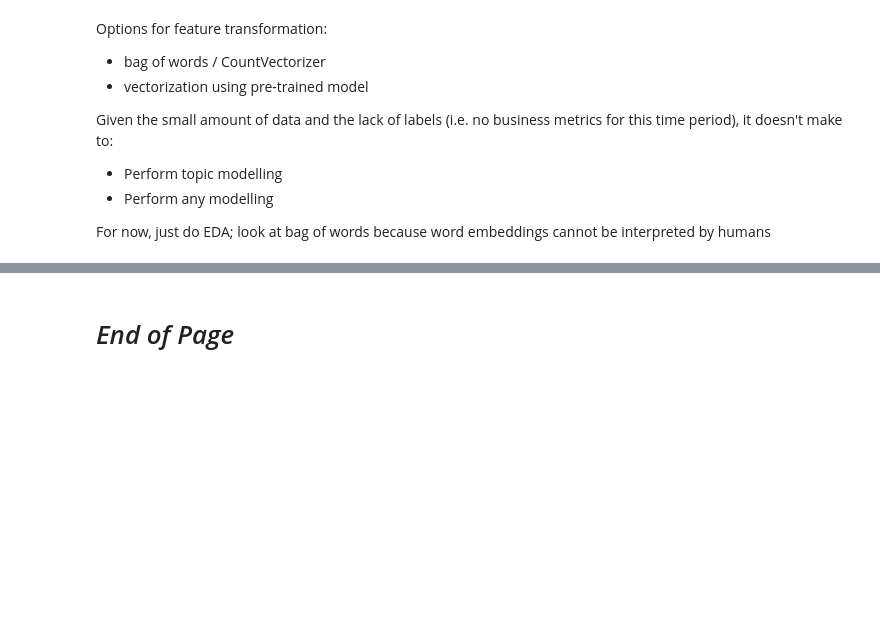
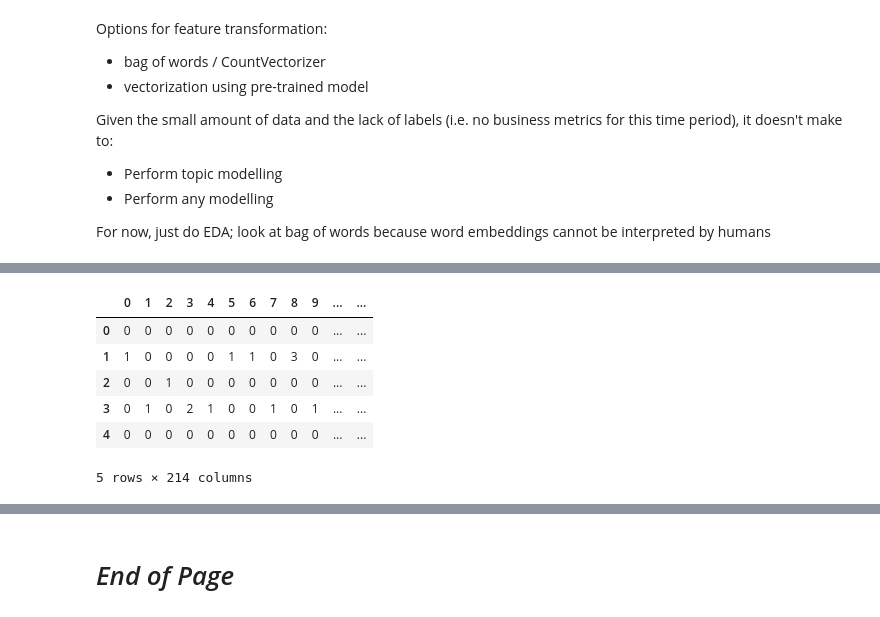
Before and after one commit to silvhua/online-PT-business-KPI, a Jupyter notebook: notebooks/2023-01-13 facebook API.ipynb, the cells around one changed output, grey strips where cells are left out. Saved outputs shown, nothing was run; the diff lists cells and outputs as text; code cells hidden in the pictures; blank space fills up the shorter version.

Commit message:
clean the text from fb posts

```diff
--- a/notebooks/2023-01-13 facebook API.ipynb
+++ b/notebooks/2023-01-13 facebook API.ipynb
@@ -590,12 +590,18 @@ def preprocess_post_text(docs):
 
     return np.array(clean_docs)
 
+from sklearn.feature_extraction.text import CountVectorizer
 from custom_nlp import *
 def post_eda(df):
     df = process_post_df(df)
     df['text'] = preprocess_post_text(df['text'])
+    vect = CountVectorizer()
+    vect.fit(df['text'])
+    vector = vect.transform(df['text'])
+    print('shape: ', vector.shape)
+    vector = pd.DataFrame(vector.toarray())
 
-    return df
+    return df, vector
 
-post_eda(df_50p.iloc[-8:-3])
+df, vector = post_eda(df_50p.iloc[-8:-3])
 # %% [output]
@@ -628,0 +618,10 @@ post_eda(df_50p)
+# %%
+vector
+# %% [output]
+|  | 0 | 1 | 2 | 3 | 4 | 5 | 6 | 7 | 8 | 9 | ... | ... |
+| 0 | 0 | 0 | 0 | 0 | 0 | 0 | 0 | 0 | 0 | 0 | ... | ... |
+| 1 | 1 | 0 | 0 | 0 | 0 | 1 | 1 | 0 | 3 | 0 | ... | ... |
+| 2 | 0 | 0 | 1 | 0 | 0 | 0 | 0 | 0 | 0 | 0 | ... | ... |
+| 3 | 0 | 1 | 0 | 2 | 1 | 0 | 0 | 1 | 0 | 1 | ... | ... |
+| 4 | 0 | 0 | 0 | 0 | 0 | 0 | 0 | 0 | 0 | 0 | ... | ... |
+5 rows × 214 columns
```
Also changed, not shown: parts of 4 cells of this notebook.
